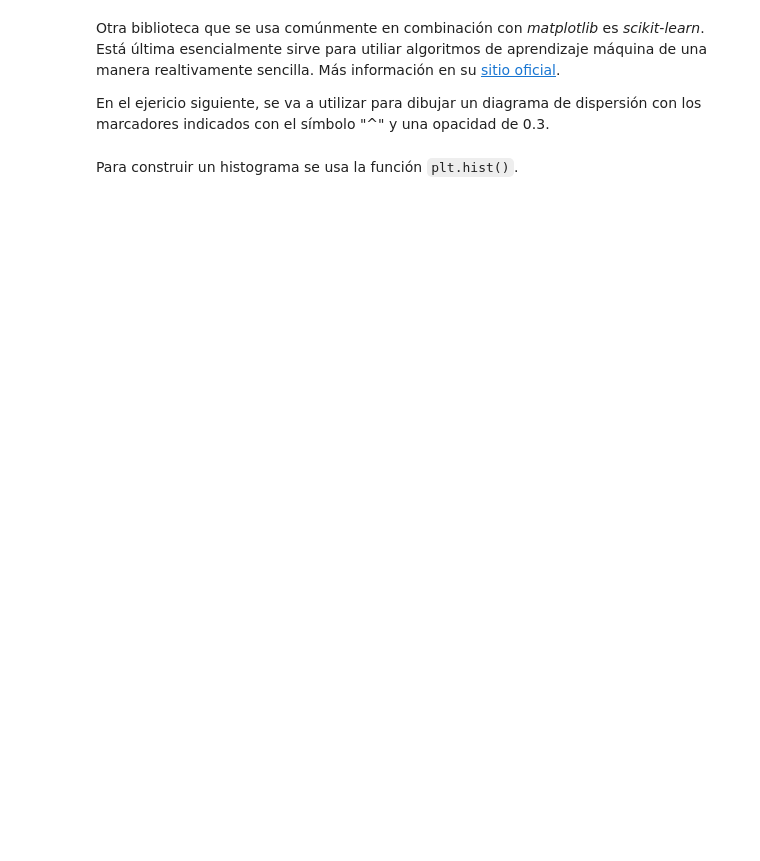
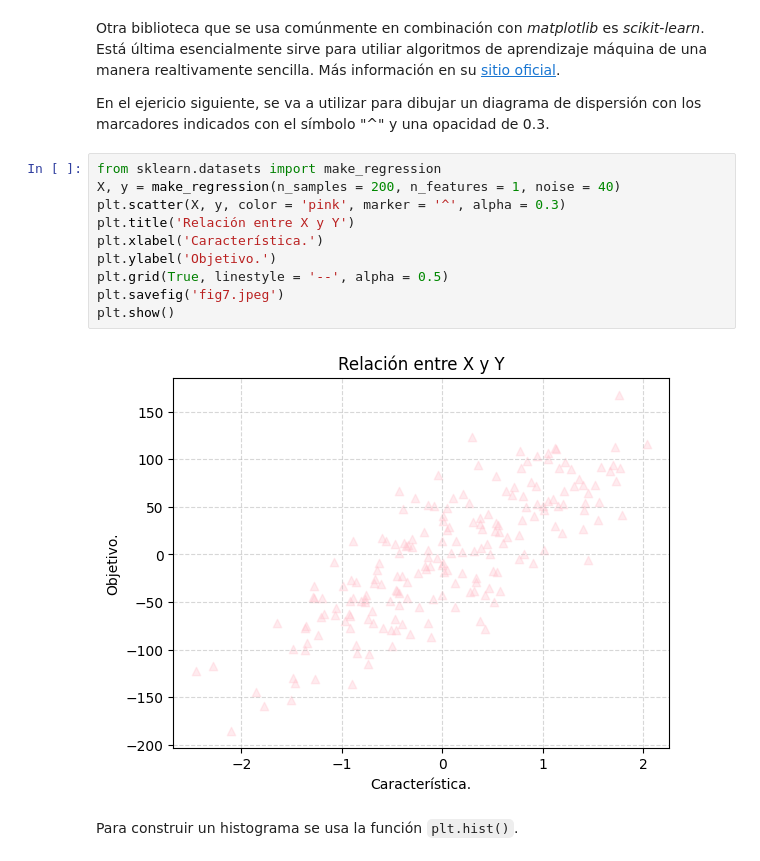
Before and after one commit to michellel-debug/colab, a Jupyter notebook: Copia_de_Unidad7_Python.ipynb, the cells around one changed output. Drawn from its saved outputs; the diff is of its cells as text; blank space fills up the shorter version.

```diff
--- a/Copia_de_Unidad7_Python.ipynb
+++ b/Copia_de_Unidad7_Python.ipynb
@@ -100,5 +119,17 @@ El método `savefig()` se usa para guardar en el disco duro la gráfica creada e
 Otra biblioteca que se usa comúnmente en combinación con *matplotlib* es *scikit-learn*. Está última esencialmente sirve para utiliar algoritmos de aprendizaje máquina de una manera realtivamente sencilla. Más información en su [sitio oficial](https://scikit-learn.org/stable/index.html).
 
 En el ejericio siguiente, se va a utilizar para dibujar un diagrama de dispersión con los marcadores indicados con el símbolo "^" y una opacidad de 0.3.
+# %%
+from sklearn.datasets import make_regression
+X, y = make_regression(n_samples = 200, n_features = 1, noise = 40)
+plt.scatter(X, y, color = 'pink', marker = '^', alpha = 0.3)
+plt.title('Relación entre X y Y')
+plt.xlabel('Característica.')
+plt.ylabel('Objetivo.')
+plt.grid(True, linestyle = '--', alpha = 0.5)
+plt.savefig('fig7.jpeg')
+plt.show()
+# %% [output]
+[figure, added]
 # %% [markdown]
 Para construir un histograma se usa la función `plt.hist()`.
```
Also changed, not shown: parts of 10 cells of this notebook.
